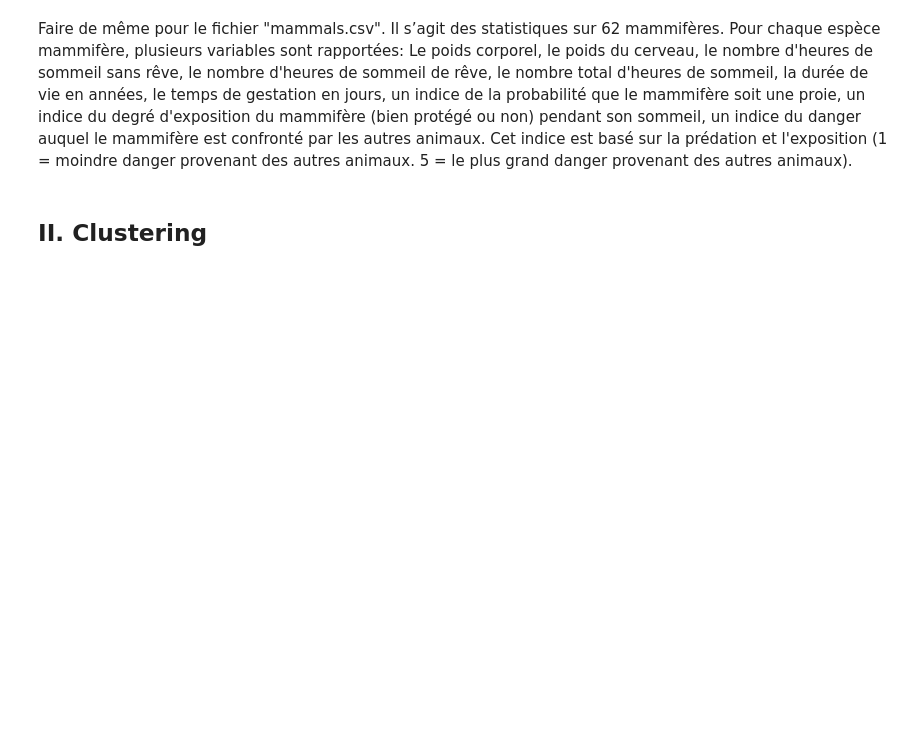
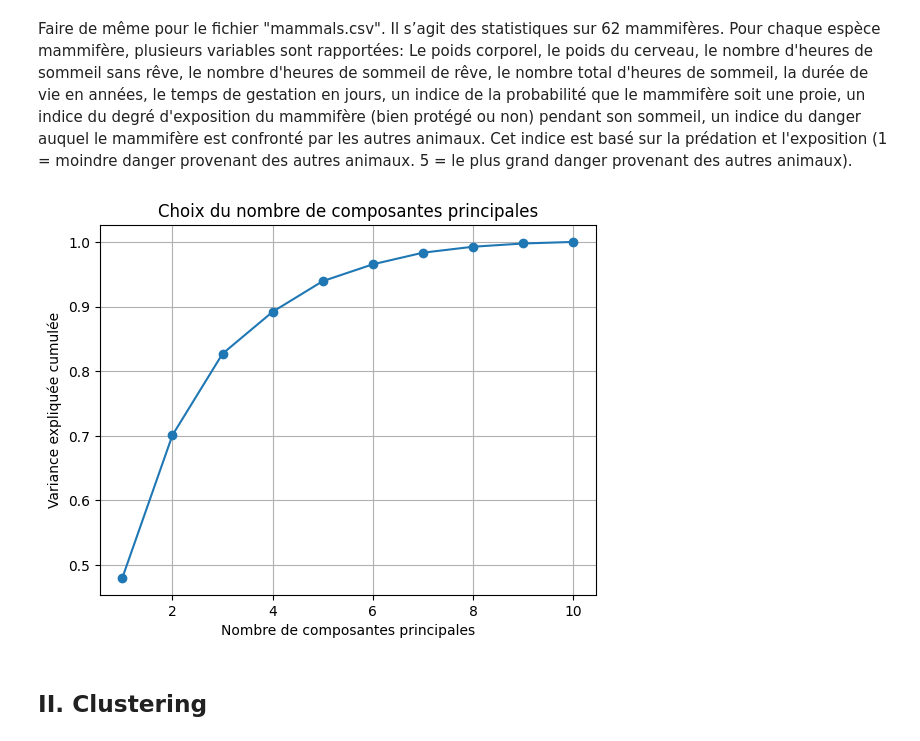
Before and after one commit to Katia-LOUNAS/Machine-Learning, a Jupyter notebook: TP02/Atelier_2.ipynb, the cells around one changed output. Saved outputs shown, nothing was run; the diff lists cells and outputs as text; code cells hidden in the pictures; blank space fills up the shorter version.

```diff
--- a/TP02/Atelier_2.ipynb
+++ b/TP02/Atelier_2.ipynb
@@ -56,6 +100,28 @@ mammifère soit une proie, un indice du degré d'exposition du mammifère (bien
 son sommeil, un indice du danger auquel le mammifère est confronté par les autres animaux. Cet indice est
 basé sur la prédation et l'exposition (1 = moindre danger provenant des autres animaux. 5 = le plus grand
 danger provenant des autres animaux).
+# %%
+data_mammals = pd.read_csv('./mammals.csv', sep=';')
+X_mammals = data_mammals.iloc[:, 1:].values
+labels_mammals = data_mammals.iloc[:, 0].values
+
+scaler_mammals = StandardScaler()
+X_scaled_mammals = scaler_mammals.fit_transform(X_mammals)
+
+pca_mammals = PCA()
+X_pca_mammals = pca_mammals.fit_transform(X_scaled_mammals)
+
+explained_variance_ratio_mammals = pca_mammals.explained_variance_ratio_
+cumulative_variance_mammals = explained_variance_ratio_mammals.cumsum()
+
+plt.plot(range(1, len(cumulative_variance_mammals) + 1), cumulative_variance_mammals, marker='o')
+plt.xlabel('Nombre de composantes principales')
+plt.ylabel('Variance expliquée cumulée')
+plt.title('Choix du nombre de composantes principales')
+plt.grid()
+plt.show()
+# %% [output]
+[figure, added]
 # %% [markdown]
 ## II. Clustering
 # %% [markdown]
```
Also changed, not shown: parts of 3 cells of this notebook, 2 other files.
